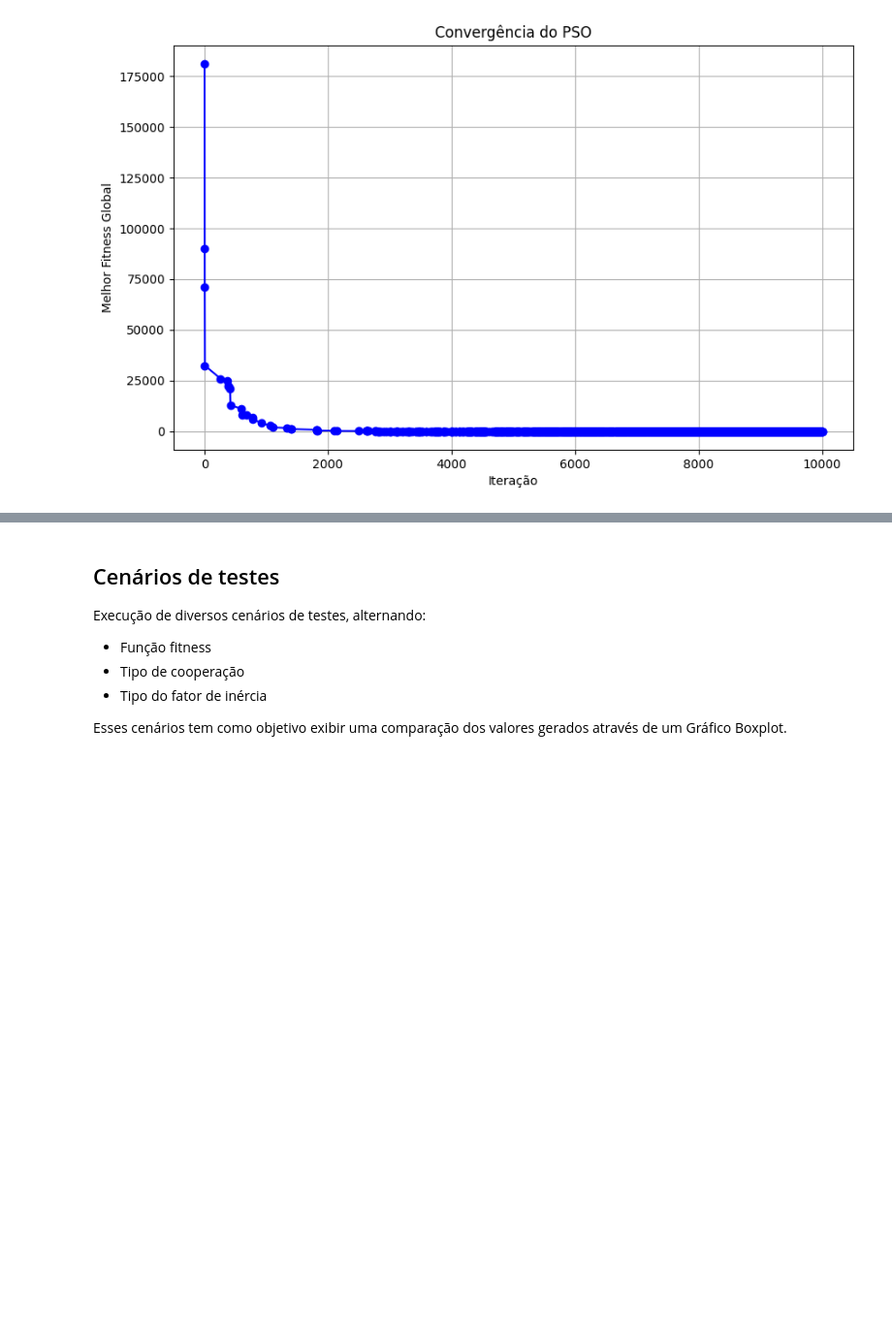
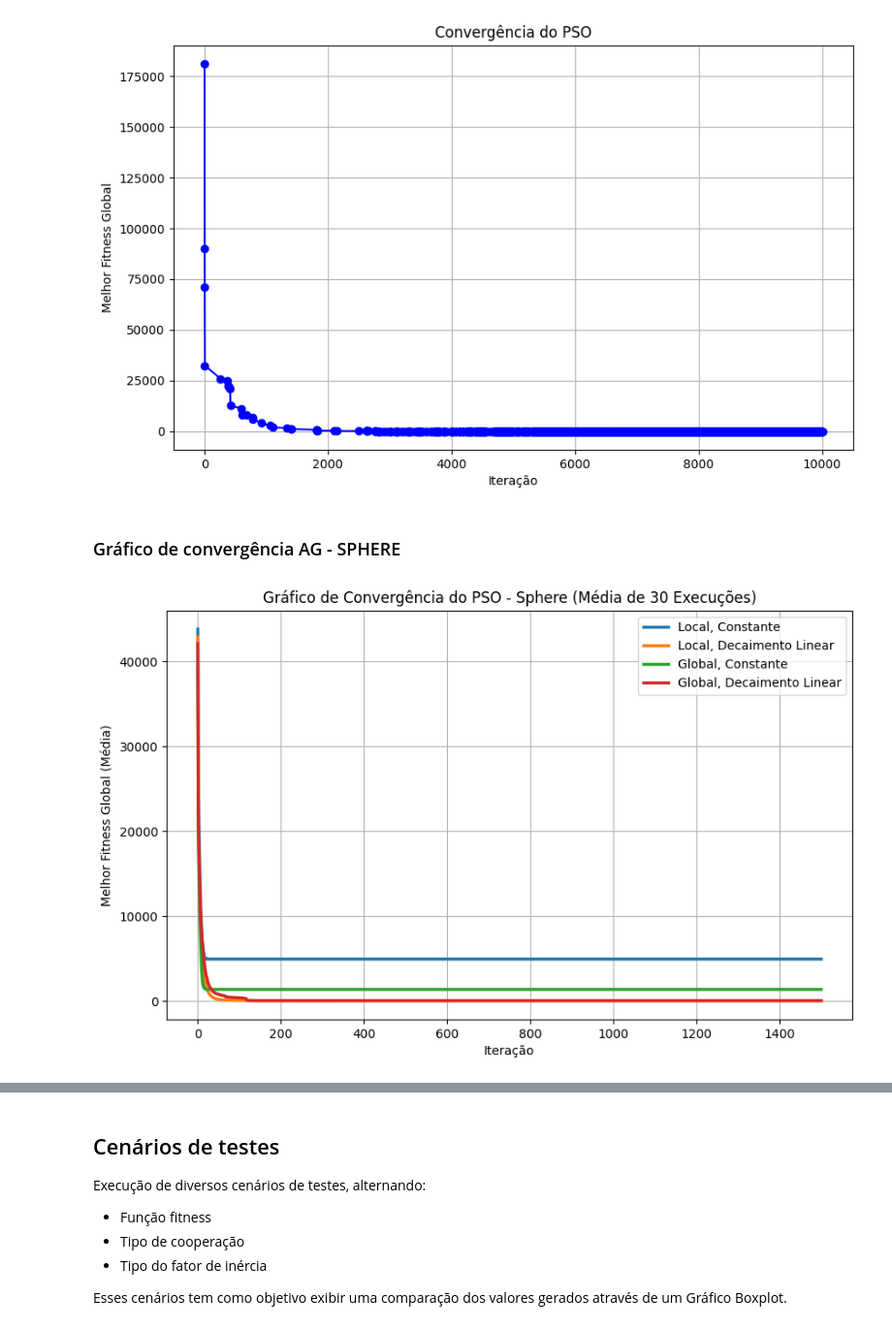
Before and after one commit to Guiioff/Algoritmos-Otimizacao, a Jupyter notebook: alg_pso.ipynb, the cells around one changed output, grey strips where cells are left out. Shown at 97% size. Cells and saved outputs as stored; diff of their text form; code cells hidden in the pictures; blank space fills up the shorter version.

Commit message:
PSO - criação dos gráficos de convergência dos cenários para cada problema

```diff
--- a/alg_pso.ipynb
+++ b/alg_pso.ipynb
@@ -266,3 +266,67 @@ BEST POSICAO GLOBAL = [ 0.34250622  0.10913477  0.01222368 -0.00615516  0.012281
  -0.0119267   0.02406854  0.01089274  0.00735157  0.00177043 -0.00537883]
 ITERACAO DO BEST = 9999
 [figure]
+# %% [markdown]
+### Gráfico de convergência AG - SPHERE
+# %%
+# Definir número de execuções e número total de iterações
+num_execucoes = 30
+num_iteracoes = 1500
+
+# Inicializar listas para armazenar o histórico de fitness de cada cenário
+historico_cenario_1 = []
+historico_cenario_2 = []
+historico_cenario_3 = []
+historico_cenario_4 = []
+
+def padronizar_historico(historico, num_iteracoes):
+    iteracoes, fitness = zip(*historico)
+    historico_padronizado = np.full(num_iteracoes, fitness[-1])
+    historico_padronizado[:len(fitness)] = fitness
+    return historico_padronizado
+
+for _ in range(num_execucoes):
+    # Local, Constante
+    pso1 = PSO(dimensoes=20, limite_min=-100.0, limite_max=100.0, quant_particulas=20, quant_iteracoes=num_iteracoes,
+               funcao_fitness=PSO.sphere, w=1, wMax=None, wMin=None, c1=2.05, c2=2.05, tipo_cooperacao='LOCAL')
+    pso1.executar()
+    historico_cenario_1.append(padronizar_historico(pso1.historico_fitness_global, num_iteracoes))
+
+    # Local, Decaimento Linear
+    pso2 = PSO(dimensoes=20, limite_min=-100.0, limite_max=100.0, quant_particulas=20, quant_iteracoes=num_iteracoes,
+               funcao_fitness=PSO.sphere, w=None, wMax=1.0, wMin=0.5, c1=2.05, c2=2.05, tipo_cooperacao='LOCAL')
+    pso2.executar()
+    historico_cenario_2.append(padronizar_historico(pso2.historico_fitness_global, num_iteracoes))
+
+    # Global, Constante
+    pso3 = PSO(dimensoes=20, limite_min=-100.0, limite_max=100.0, quant_particulas=20, quant_iteracoes=num_iteracoes,
+               funcao_fitness=PSO.sphere, w=1, wMax=None, wMin=None, c1=2.05, c2=2.05, tipo_cooperacao='GLOBAL')
+    pso3.executar()
+    historico_cenario_3.append(padronizar_historico(pso3.historico_fitness_global, num_iteracoes))
+
+    # Global, Decaimento Linear
+    pso4 = PSO(dimensoes=20, limite_min=-100.0, limite_max=100.0, quant_particulas=20, quant_iteracoes=num_iteracoes,
+               funcao_fitness=PSO.sphere, w=None, wMax=1.0, wMin=0.5, c1=2.05, c2=2.05, tipo_cooperacao='GLOBAL')
+    pso4.executar()
+    historico_cenario_4.append(padronizar_historico(pso4.historico_fitness_global, num_iteracoes))
+
+historico_medio_cenario_1 = np.mean(historico_cenario_1, axis=0)
+historico_medio_cenario_2 = np.mean(historico_cenario_2, axis=0)
+historico_medio_cenario_3 = np.mean(historico_cenario_3, axis=0)
+historico_medio_cenario_4 = np.mean(historico_cenario_4, axis=0)
+
+colors = plt.get_cmap("tab10")
+plt.figure(figsize=(10, 6))
+plt.plot(historico_medio_cenario_1, label='Local, Constante', color=colors(0), linewidth=2.5)
+plt.plot(historico_medio_cenario_2, label='Local, Decaimento Linear', color=colors(1), linewidth=2.5)
+plt.plot(historico_medio_cenario_3, label='Global, Constante', color=colors(2), linewidth=2.5)
+plt.plot(historico_medio_cenario_4, label='Global, Decaimento Linear', color=colors(3), linewidth=2.5)
+
+plt.xlabel('Iteração')
+plt.ylabel('Melhor Fitness Global (Média)')
+plt.title('Gráfico de Convergência do PSO - Sphere')
+plt.legend()
+plt.grid(True)
+plt.show()
+# %% [output]
+[figure, added]
```
Also changed, not shown: parts of 5 cells of this notebook.
